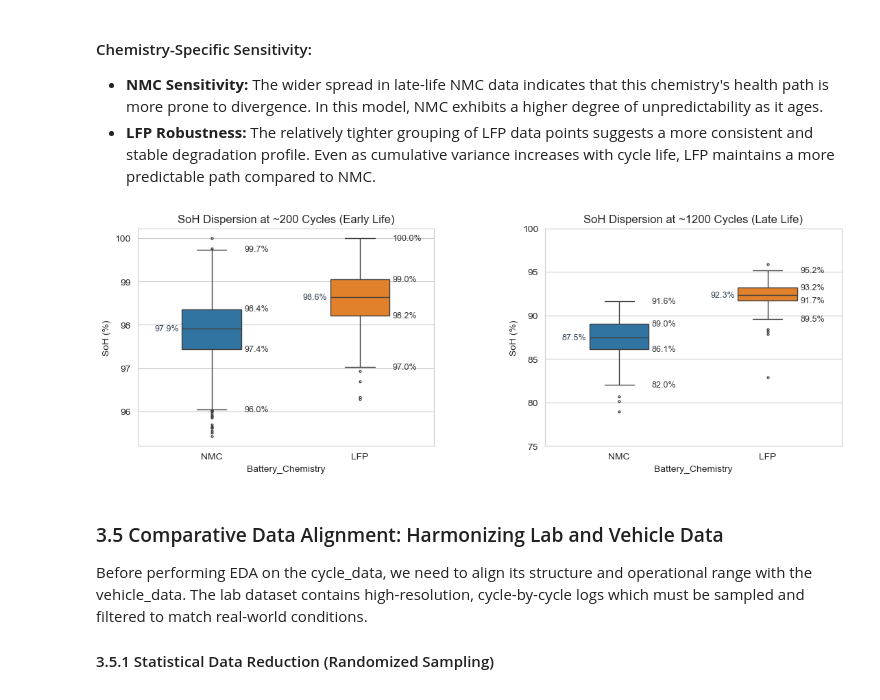
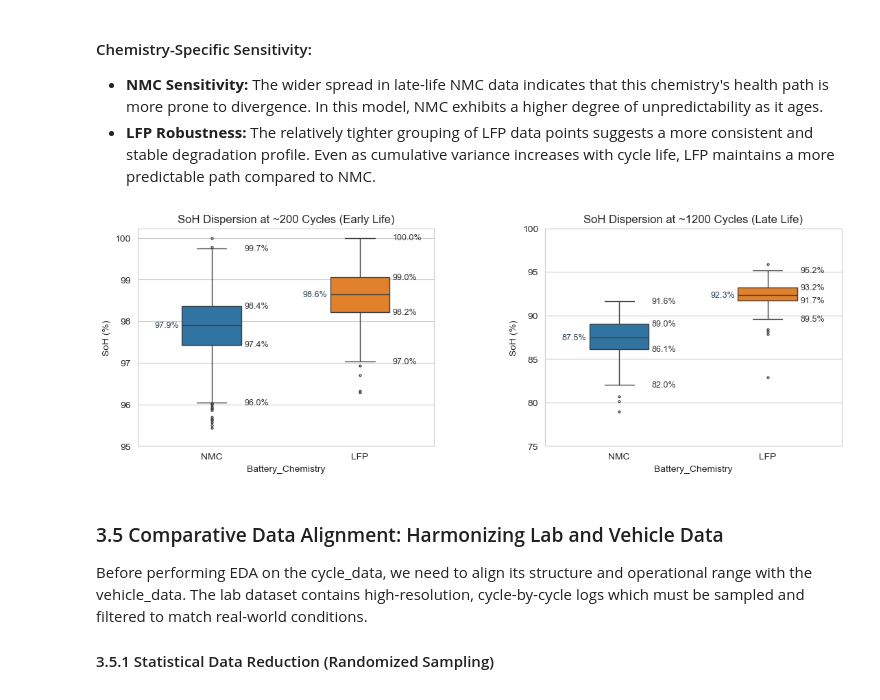
Before and after one commit to Ivan-Pelovski/Data-Science, a Jupyter notebook: NMC-vs-LFP.ipynb, the cells around one changed output. Cells and saved outputs as stored; diff of their text form; code cells hidden in the pictures.

```diff
--- a/NMC-vs-LFP.ipynb
+++ b/NMC-vs-LFP.ipynb
@@ -344,16 +344,17 @@ A critical observation from the regression analysis is the "Divergence of Health
 * **NMC Sensitivity:** The wider spread in late-life NMC data indicates that this chemistry's health path is more prone to divergence. In this model, NMC exhibits a higher degree of unpredictability as it ages.
 * **LFP Robustness:** The relatively tighter grouping of LFP data points suggests a more consistent and stable degradation profile. Even as cumulative variance increases with cycle life, LFP maintains a more predictable path compared to NMC.
 # %%
+chem_order = ['NMC', 'LFP']
+
 # Create two snapshots in time: Early Life (e.g., 200 cycles) and Late Life (e.g., 1200 cycles)
 early_life = vehicle_data[(vehicle_data['Charging_Cycles'] > 150) & (vehicle_data['Charging_Cycles'] < 250)]
 late_life = vehicle_data[(vehicle_data['Charging_Cycles'] > 1150) & (vehicle_data['Charging_Cycles'] < 1250)]
 
 fig, axes = plt.subplots(1, 2, figsize=(13, 6))
 
-def annotate_boxplot(ax, data, x_col, y_col):
-    categories = data[x_col].unique()
+def annotate_boxplot(ax, data, x_col, y_col, order):
 
-    for i, cat in enumerate(categories):
+    for i, cat in enumerate(order):
         subset = data[data[x_col] == cat][y_col].dropna()
         if subset.empty: continue
 
@@ -363,38 +364,39 @@ def annotate_boxplot(ax, data, x_col, y_col):
         iqr = q3 - q1
         upper_whisker = subset[subset <= q3 + 1.5 * iqr].max()
         lower_whisker = subset[subset >= q1 - 1.5 * iqr].min()
 
         ax.text(i - 0.22, median, f'{median:.1f}%',
                 va='center', ha='right', fontsize=9, color='#2c3e50')
 
         right_stats = {
             'Max': upper_whisker,
             'Q3': q3,
             'Q1': q1,
             'Min': lower_whisker
         }
 
         for label, val in right_stats.items():
             ax.text(i + 0.22, val, f'{val:.1f}%',
                     va='center', ha='left', fontsize=9, fontweight='normal', color='#333333')
 
 # Plot 1: Early Life Dispersion
-sns.boxplot(ax=axes[0], data=early_life, x='Battery_Chemistry', y='SoH (%)',
+sns.boxplot(ax=axes[0], data=early_life, x='Battery_Chemistry', y='SoH (%)', order=chem_order,
             hue='Battery_Chemistry', palette=chem_palette, legend=False, width=0.4, fliersize=2)
 axes[0].set_title('SoH Dispersion at ~200 Cycles (Early Life)')
-annotate_boxplot(axes[0], early_life, 'Battery_Chemistry', 'SoH (%)')
+axes[0].set_yticks(np.arange(95, 101, 1))
+annotate_boxplot(axes[0], early_life, 'Battery_Chemistry', 'SoH (%)', chem_order)
 
 # Plot 2: Late Life Dispersion
-sns.boxplot(ax=axes[1], data=late_life, x='Battery_Chemistry', y='SoH (%)',
+sns.boxplot(ax=axes[1], data=late_life, x='Battery_Chemistry', y='SoH (%)', order=chem_order,
             hue='Battery_Chemistry', palette=chem_palette, legend=False, width=0.4, fliersize=2)
 axes[1].set_title('SoH Dispersion at ~1200 Cycles (Late Life)')
 axes[1].set_yticks(np.arange(75, 105, 5))
-annotate_boxplot(axes[1], late_life, 'Battery_Chemistry', 'SoH (%)')
+annotate_boxplot(axes[1], late_life, 'Battery_Chemistry', 'SoH (%)', chem_order)
 
 plt.tight_layout(pad=8)
 plt.show()
 # %% [output]
-[figure, old version]
+[figure, new version]
 # %% [markdown]
 ### 3.5 Comparative Data Alignment: Harmonizing Lab and Vehicle Data
 Before performing EDA on the cycle_data, we need to align its structure and operational range with the vehicle_data. The lab dataset contains high-resolution, cycle-by-cycle logs which must be sampled and filtered to match real-world conditions.
```
Also changed, not shown: parts of 3 cells of this notebook.
